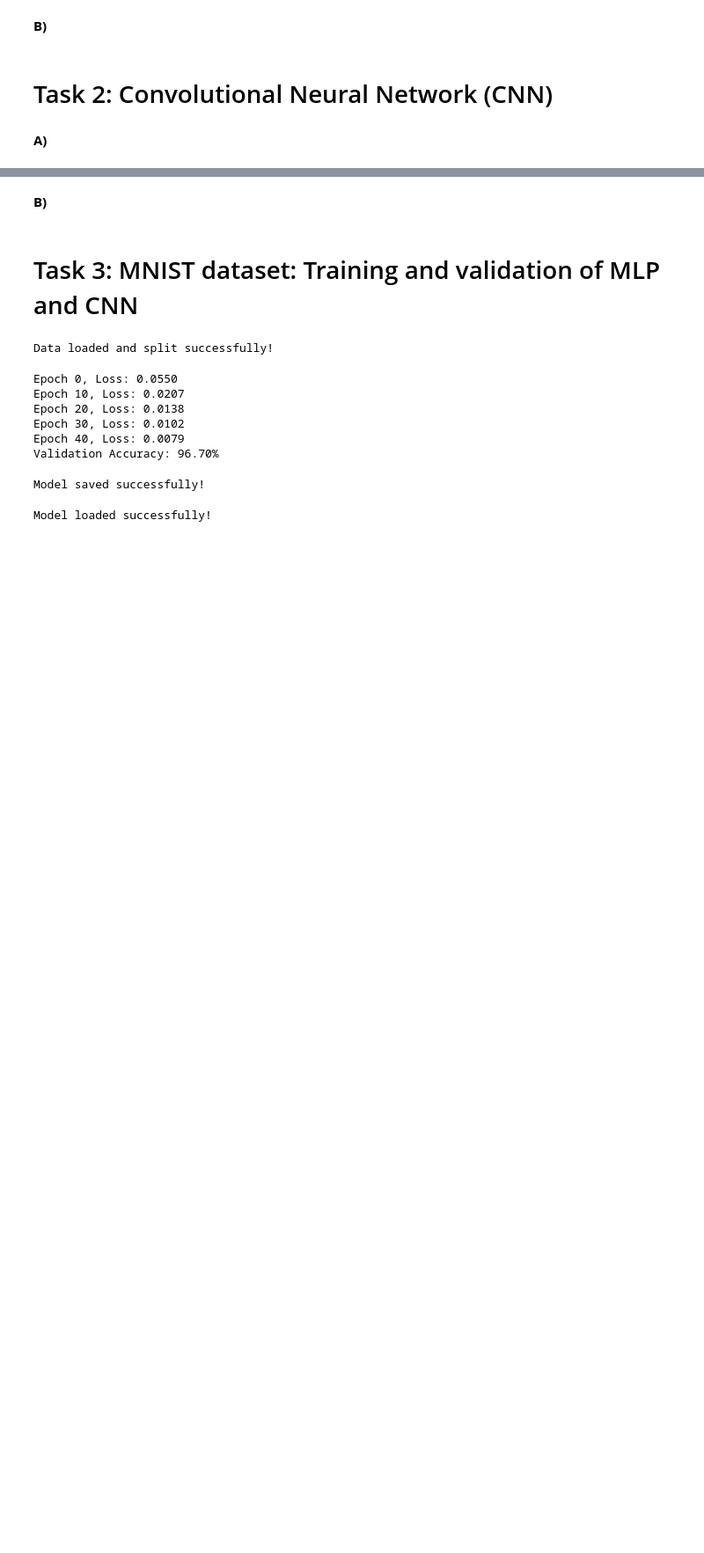
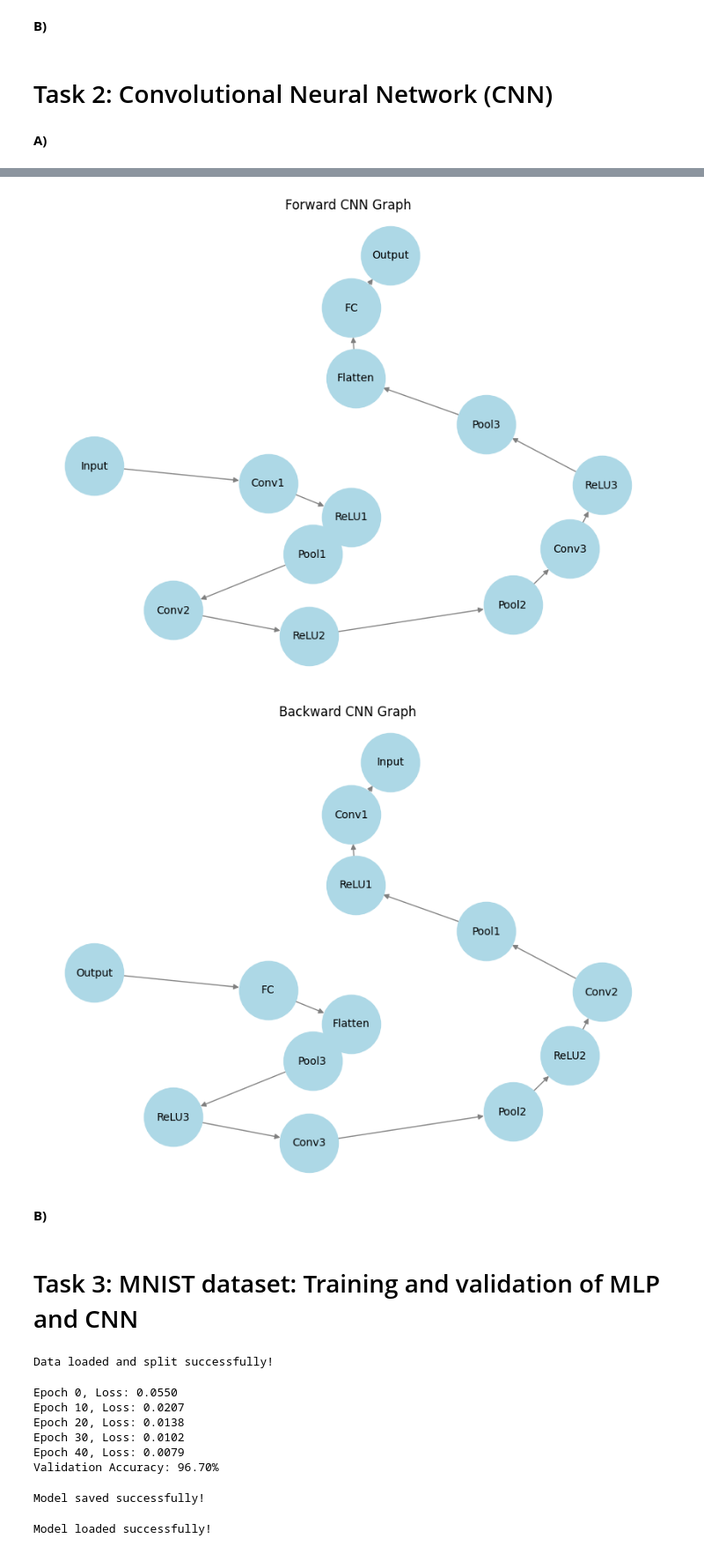
Before and after one commit to wcmelby/wcm_Phys129L_section, a Jupyter notebook: Section_9/Section9B.ipynb, the cells around one changed output, grey strips where cells are left out. Shown: that part at 88% size. Drawn from its saved outputs; the diff is of its cells as text; code cells hidden in the pictures; blank space fills up the shorter version.

Commit message:
updated CNN forward/bakcward graphs

```diff
--- a/Section_9/Section9B.ipynb
+++ b/Section_9/Section9B.ipynb
@@ -242,3 +176,37 @@ draw_cnn_graph()
+# %%
+def draw_CNN_graph(edges, title):
+    G = nx.DiGraph()
+    G.add_edges_from(edges)
+
+    plt.figure(figsize=(8, 6))
+    pos = nx.spring_layout(G, seed=42)  # Layout for better visualization
+    nx.draw(G, pos, with_labels=True, node_size=3000, node_color='lightblue', edge_color='gray', font_size=10)
+    plt.title(title)
+    plt.savefig(f"{title.replace(' ', '_')}.png", dpi=300, bbox_inches='tight')
+    plt.show()
+
+# Forward pass computational graph edges
+forward_edges = [
+    ("Input", "Conv1"), ("Conv1", "ReLU1"), ("ReLU1", "Pool1"),
+    ("Pool1", "Conv2"), ("Conv2", "ReLU2"), ("ReLU2", "Pool2"),
+    ("Pool2", "Conv3"), ("Conv3", "ReLU3"), ("ReLU3", "Pool3"),
+    ("Pool3", "Flatten"), ("Flatten", "FC"), ("FC", "Output")
+]
+
+draw_CNN_graph(forward_edges, "Forward CNN Graph")
+
+# Backward pass computational graph edges (reverse of forward)
+backward_edges = [
+    ("Output", "FC"), ("FC", "Flatten"), ("Flatten", "Pool3"),
+    ("Pool3", "ReLU3"), ("ReLU3", "Conv3"), ("Conv3", "Pool2"),
+    ("Pool2", "ReLU2"), ("ReLU2", "Conv2"), ("Conv2", "Pool1"),
+    ("Pool1", "ReLU1"), ("ReLU1", "Conv1"), ("Conv1", "Input")
+]
+
+draw_CNN_graph(backward_edges, "Backward CNN Graph")
+# %% [output]
+[figure, added]
+[figure, added]
 # %% [markdown]
 **B)**
 # %%
```
Also changed, not shown: parts of 4 cells of this notebook, 3 other files.
